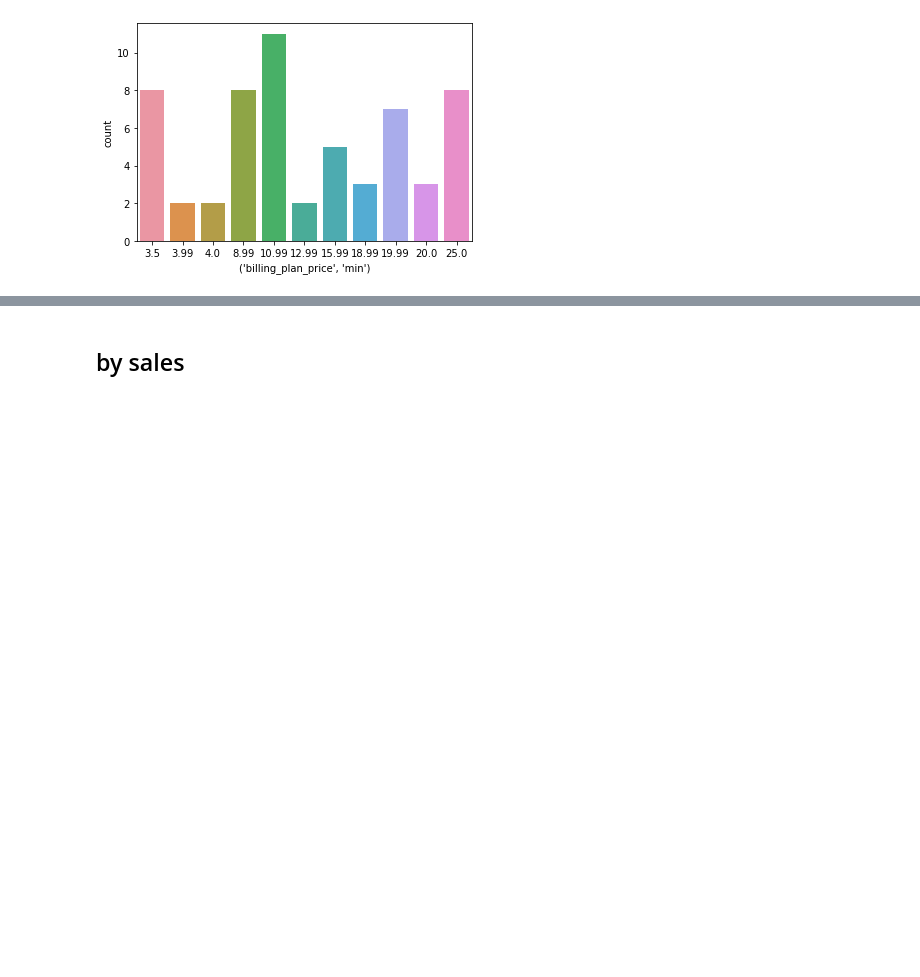
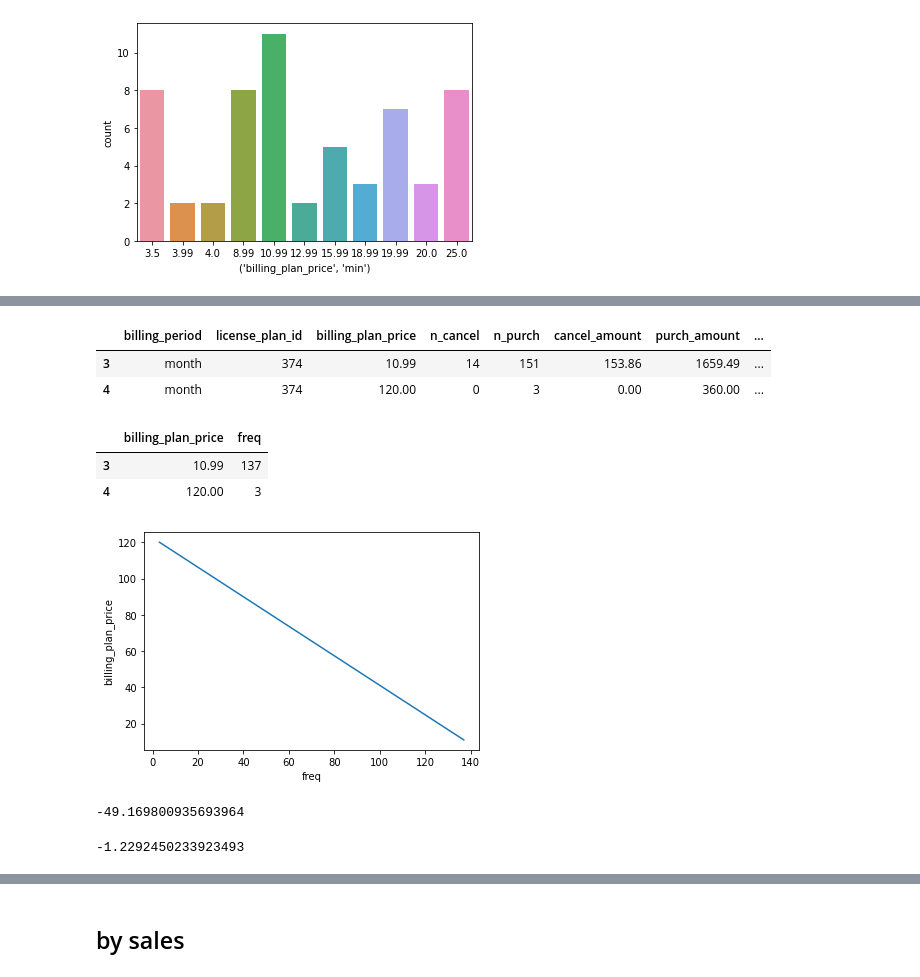
Before and after one commit to aldamepi/BI-web-subscriptions, a Jupyter notebook: testTask_data-amengual-aug22.ipynb, the cells around one changed output, grey strips where cells are left out. Saved outputs shown, nothing was run; the diff lists cells and outputs as text; code cells hidden in the pictures; blank space fills up the shorter version.

```diff
--- a/testTask_data-amengual-aug22.ipynb
+++ b/testTask_data-amengual-aug22.ipynb
@@ -1698,0 +2031,3 @@ sns.countplot(x=packages[('billing_plan_price','min')][packages[('billing_plan_p
+# %%
+elastic_pack = packages[packages.n > 1].reset_index().license_plan_id.to_list()
+elastic_pack
@@ -1698,0 +2094,19 @@ sns.countplot(x=packages[('billing_plan_price','min')][packages[('billing_plan_p
+# %%
+packages_elastic = subs[subs.license_plan_id.isin(elastic_pack)].pivot_table(index = ['billing_period',
+                                                                                      'license_plan_id',
+                                                                                      'billing_plan_price'],
+                                                                                      #'sale_year',
+                                                                                      #'sale_month'],
+                                                                             columns = 'operation_type',
+                                                                             aggfunc = {'license_id':pd.Series.nunique,
+                                                                                        'billing_plan_price':['count','sum']},
+                                                                             fill_value = 0)
+
+packages_elastic.columns = ['n_cancel', 'n_purch', 'cancel_amount', 'purch_amount', 'cancel_cust', 'purch_cust']
+
+packages_elastic['freq'] = packages_elastic.n_purch-packages_elastic.n_cancel
+packages_elastic['revenue'] = packages_elastic.purch_amount-packages_elastic.cancel_amount
+
+# packages_elastic.reset_index(inplace=True)
+
+packages_elastic #.head(35)
@@ -1698,0 +2134,3 @@ sns.countplot(x=packages[('billing_plan_price','min')][packages[('billing_plan_p
+# %%
+packages_elastic.reset_index(inplace = True) #level=['license_plan_id','billing_plan_price'],
+packages_elastic
@@ -1698,0 +2155,28 @@ sns.countplot(x=packages[('billing_plan_price','min')][packages[('billing_plan_p
+# %%
+packs_e374 = packages_elastic[packages_elastic.license_plan_id == 374]
+packs_e374
+# %% [output]
+|  | billing_period | license_plan_id | billing_plan_price | n_cancel | n_purch | cancel_amount | purch_amount | ... |
+| 3 | month | 374 | 10.99 | 14 | 151 | 153.86 | 1659.49 | ... |
+| 4 | month | 374 | 120.00 | 0 | 3 | 0.00 | 360.00 | ... |
+# %%
+packs_e374[['billing_plan_price','freq']]
+# %% [output]
+|  | billing_plan_price | freq |
+| 3 | 10.99 | 137 |
+| 4 | 120.00 | 3 |
+# %%
+sns.lineplot(x='freq', y='billing_plan_price', data=packs_e374);
+# %% [output]
+[figure, added]
+# %%
+# Price Elasticity of Demand --> PED
+
+percent_iQd = (packs_e374.freq[3]-packs_e374.freq[4])/packs_e374.freq[4]
+percent_iP = (packs_e374.billing_plan_price[3]-packs_e374.billing_plan_price[4])/packs_e374.billing_plan_price[4]
+
+ped374 = percent_iQd/percent_iP
+
+ped374
+# %% [output]
+-49.169800935693964
@@ -1698,0 +2193,14 @@ sns.countplot(x=packages[('billing_plan_price','min')][packages[('billing_plan_p
+# %%
+# Demand Curve
+# Qd = Q0 + (bQ)P
+
+# bQ = iQd/iP --> bQ = (Q2-Q1)/(P2-P1)
+
+iQd = packs_e374.freq[3]-packs_e374.freq[4]
+iP = packs_e374.billing_plan_price[3]-packs_e374.billing_plan_price[4]
+
+bQ = iQd/iP
+
+bQ
+# %% [output]
+-1.2292450233923493
```
Also changed, not shown: parts of 103 cells of this notebook.
